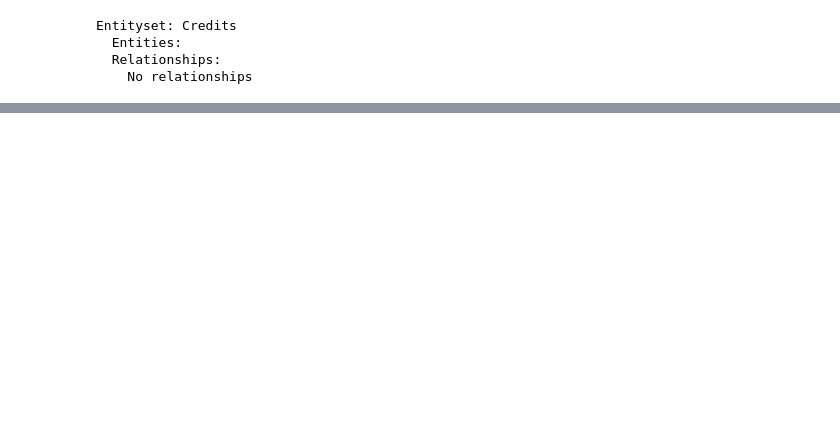
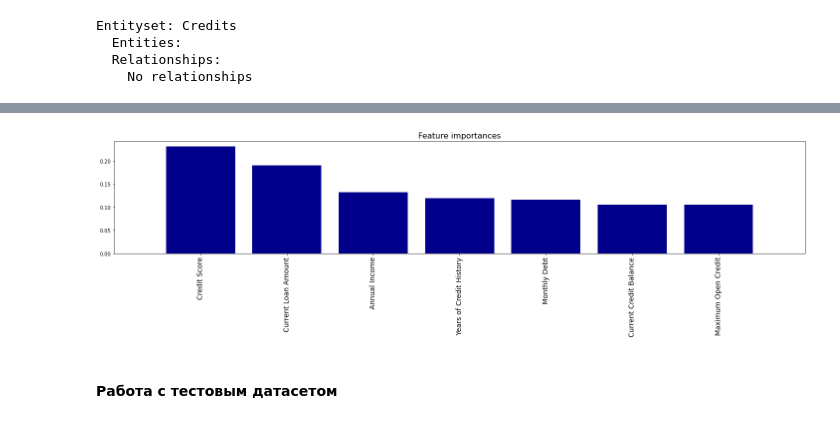
Before and after one commit to HeelHook88/library_for_ds_classification, a Jupyter notebook: AIKuznetsov_solution.ipynb, the cells around one changed output, grey strips where cells are left out. Saved outputs shown, nothing was run; the diff lists cells and outputs as text; code cells hidden in the pictures; blank space fills up the shorter version.

```diff
--- a/AIKuznetsov_solution.ipynb
+++ b/AIKuznetsov_solution.ipynb
@@ -292,14 +456,13 @@ CatBoostError: catboost/private/libs/target/target_converter.cpp:394: NaN values
 # %%
-params = {'n_estimators':np.arange(20, 800, 5),
-          'max_depth':np.arange(2, 10, 1),
-          'learning_rate':np.arange(0.01, 0.1, 0.001),
-          'l2_leaf_reg':np.arange(1, 10, 0.1)
+params = {'n_estimators':np.arange(200, 800, 5),
+          'max_depth':np.arange(4, 10, 1),
+          'learning_rate':np.arange(0.01, 0.15, 0.01)
          }
 # %%
-cv=KFold(n_splits=4, random_state=21, shuffle=True)
+cv=KFold(n_splits=5, random_state=21, shuffle=True)
 # %%
 %%time
 
 rs = RandomizedSearchCV(model_catb, params, scoring='f1', cv=cv, n_jobs=-1)
-rs.fit(X, y)
+rs.fit(X_featured, y)
 # %% [output]
@@ -393,0 +528,8 @@ zero_features = feature['feature_name']
+# %%
+%%time
+
+final_model = catb.CatBoostClassifier(#class_weights=[1, 2],
+                                      n_estimators=620, max_depth=9,
+                                      learning_rate=0.12, l2_leaf_reg=20,
+                                      silent=True, random_state=21)
+final_model.fit(X_featured, y)
@@ -393,0 +543,6 @@ zero_features = feature['feature_name']
+# %%
+plot_feature_importances(importances = final_model.feature_importances_, X=X_featured)
+# %% [output]
+[figure, added]
+# %% [markdown]
+#### Работа с тестовым датасетом
```
Also changed, not shown: parts of 86 cells of this notebook.
